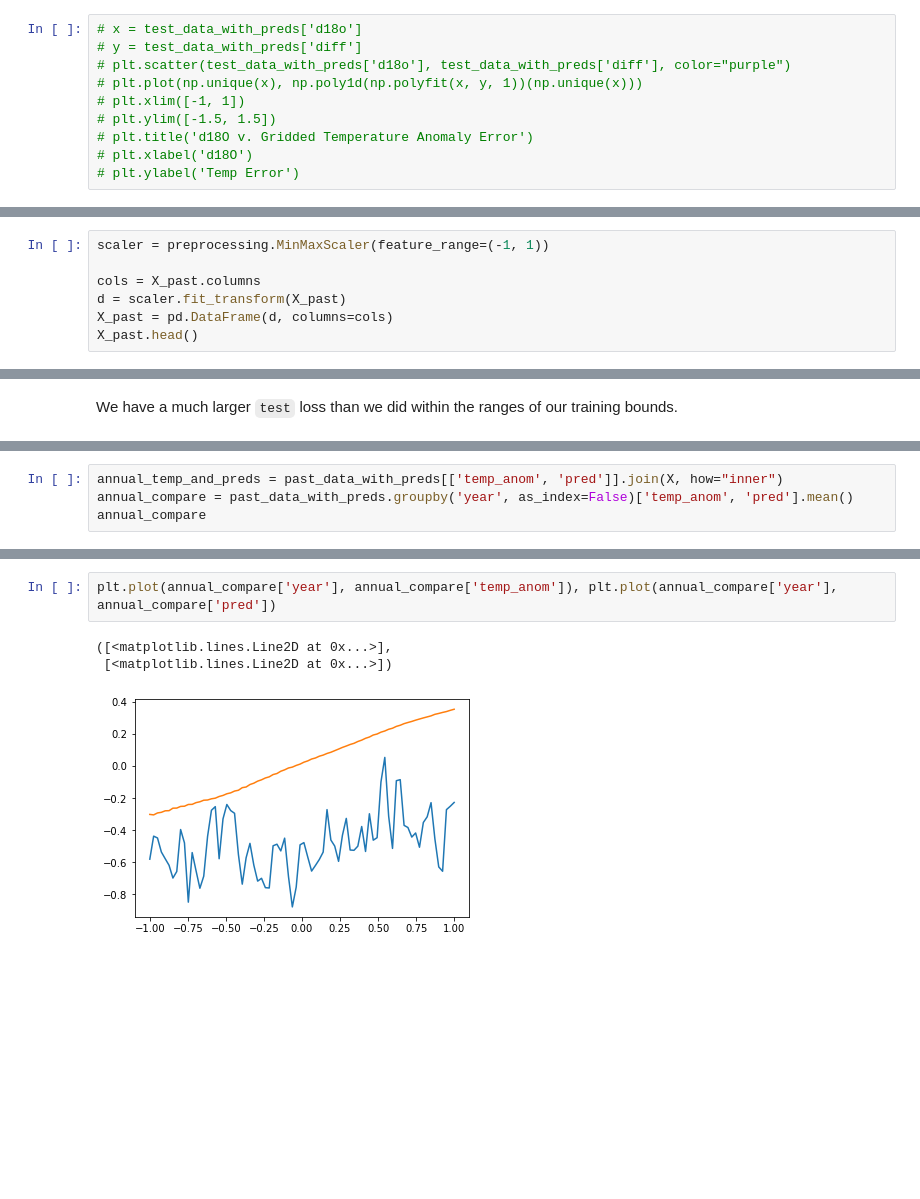
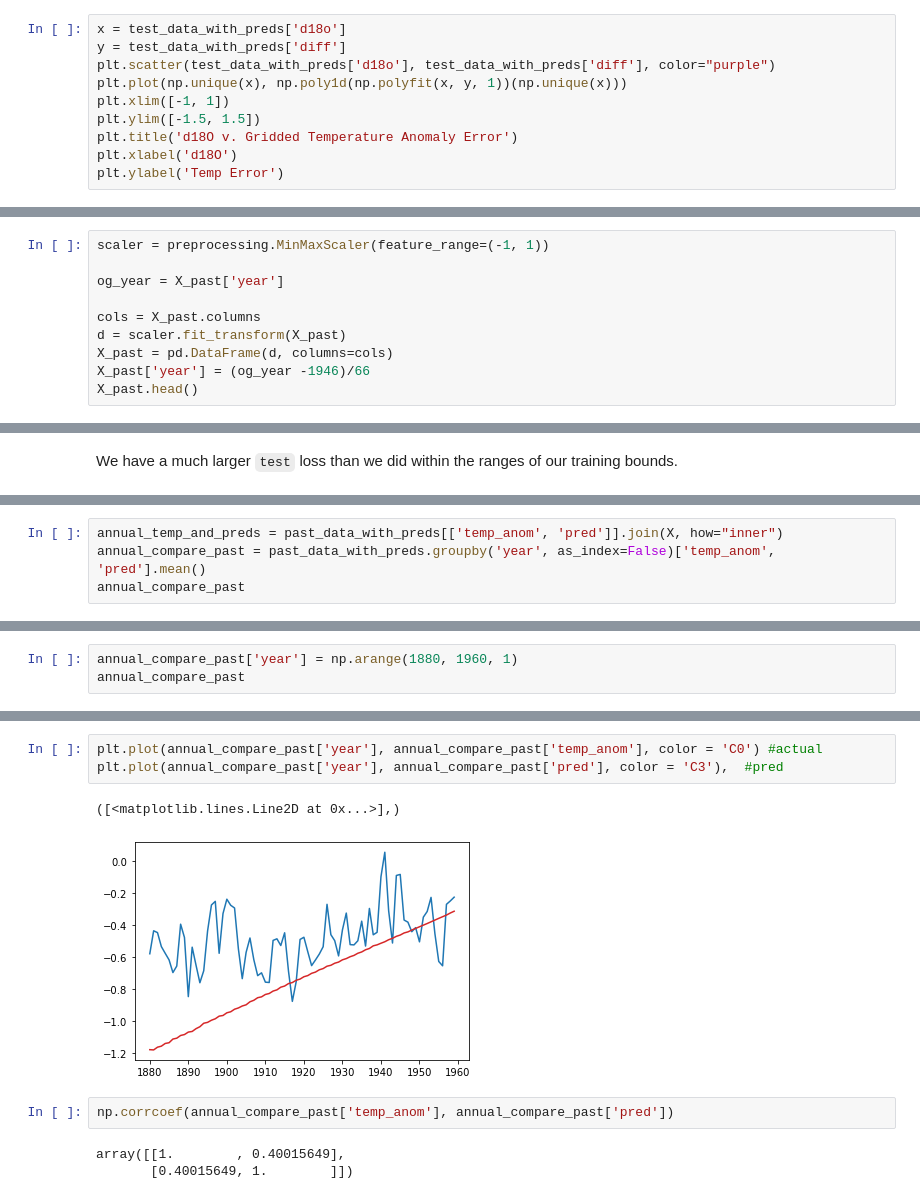
Before and after one commit to p-ai-org/p-climate, a Jupyter notebook: models/fully_connected_nn/fully_connected_1960.ipynb, the cells around one changed output, grey strips where cells are left out. Drawn from its saved outputs; the diff is of its cells as text; blank space fills up the shorter version.

Commit message:
Fixed the issue with year scaling. Plotted & Calculated simple linear model

```diff
--- a/models/fully_connected_nn/fully_connected_1960.ipynb
+++ b/models/fully_connected_nn/fully_connected_1960.ipynb
@@ -244,10 +371,10 @@ This network with a dropout layer produces a teeny loss, maybe we're overfitting
 # %%
-# x = test_data_with_preds['d18o']
-# y = test_data_with_preds['diff']
-# plt.scatter(test_data_with_preds['d18o'], test_data_with_preds['diff'], color="purple")
-# plt.plot(np.unique(x), np.poly1d(np.polyfit(x, y, 1))(np.unique(x)))
-# plt.xlim([-1, 1])
-# plt.ylim([-1.5, 1.5])
-# plt.title('d18O v. Gridded Temperature Anomaly Error')
-# plt.xlabel('d18O')
-# plt.ylabel('Temp Error')
+x = test_data_with_preds['d18o']
+y = test_data_with_preds['diff']
+plt.scatter(test_data_with_preds['d18o'], test_data_with_preds['diff'], color="purple")
+plt.plot(np.unique(x), np.poly1d(np.polyfit(x, y, 1))(np.unique(x)))
+plt.xlim([-1, 1])
+plt.ylim([-1.5, 1.5])
+plt.title('d18O v. Gridded Temperature Anomaly Error')
+plt.xlabel('d18O')
+plt.ylabel('Temp Error')
@@ -323,9 +493,12 @@ X_past['year'] = X_past['year'].apply(lambda x: float(x))
 # %%
 scaler = preprocessing.MinMaxScaler(feature_range=(-1, 1))
+
+og_year = X_past['year']
 
 cols = X_past.columns
 d = scaler.fit_transform(X_past)
 X_past = pd.DataFrame(d, columns=cols)
+X_past['year'] = (og_year -1946)/66
 X_past.head()
 # %% [output]
 |  | lat | lon | elevation | d18o | year | species_Ceratoporella nicholsoni | species_Diploastrea heliopora | ... |
@@ -423,6 +606,6 @@ plt.plot(past_data_with_preds['year'], past_data_with_preds['temp_anom']), plt.p
 # %%
 annual_temp_and_preds = past_data_with_preds[['temp_anom', 'pred']].join(X, how="inner")
-annual_compare = past_data_with_preds.groupby('year', as_index=False)['temp_anom', 'pred'].mean()
-annual_compare
+annual_compare_past = past_data_with_preds.groupby('year', as_index=False)['temp_anom', 'pred'].mean()
+annual_compare_past
 # %% [output]
 |  | year | temp_anom | pred |
@@ -440 +623,4 @@ annual_compare
 80 rows × 3 columns
+# %%
+annual_compare_past['year'] = np.arange(1880, 1960, 1)
+annual_compare_past
@@ -441,6 +641,11 @@ annual_compare
 # %%
-plt.plot(annual_compare['year'], annual_compare['temp_anom']), plt.plot(annual_compare['year'], annual_compare['pred'])
+plt.plot(annual_compare_past['year'], annual_compare_past['temp_anom'], color = 'C0') #actual
+plt.plot(annual_compare_past['year'], annual_compare_past['pred'], color = 'C3'),  #pred
 # %% [output]
-([<matplotlib.lines.Line2D at 0x...>],
- [<matplotlib.lines.Line2D at 0x...>])
+([<matplotlib.lines.Line2D at 0x...>],)
-[figure, old version]
+[figure, new version]
+# %%
+np.corrcoef(annual_compare_past['temp_anom'], annual_compare_past['pred'])
+# %% [output]
+array([[1.        , 0.40015649],
+       [0.40015649, 1.        ]])
```
Also changed, not shown: parts of 58 cells of this notebook.
